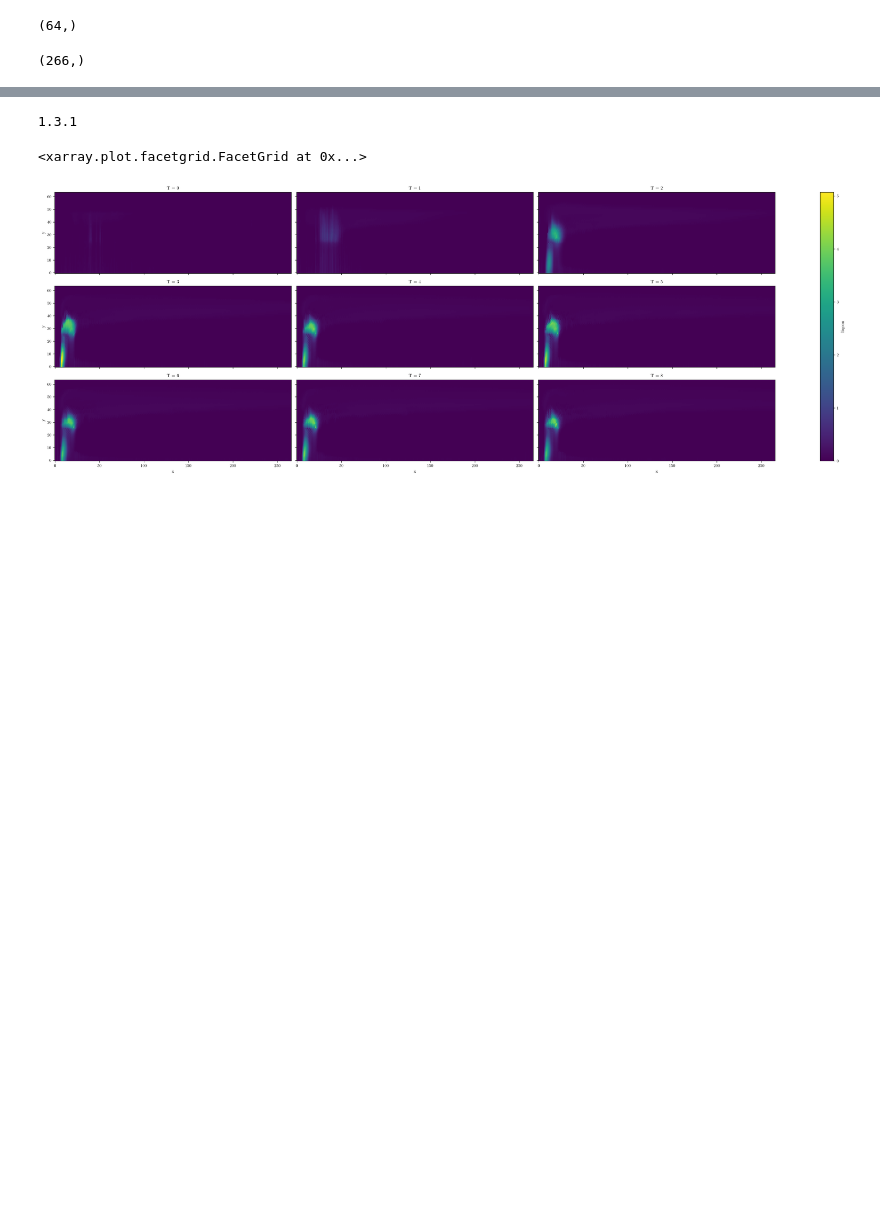
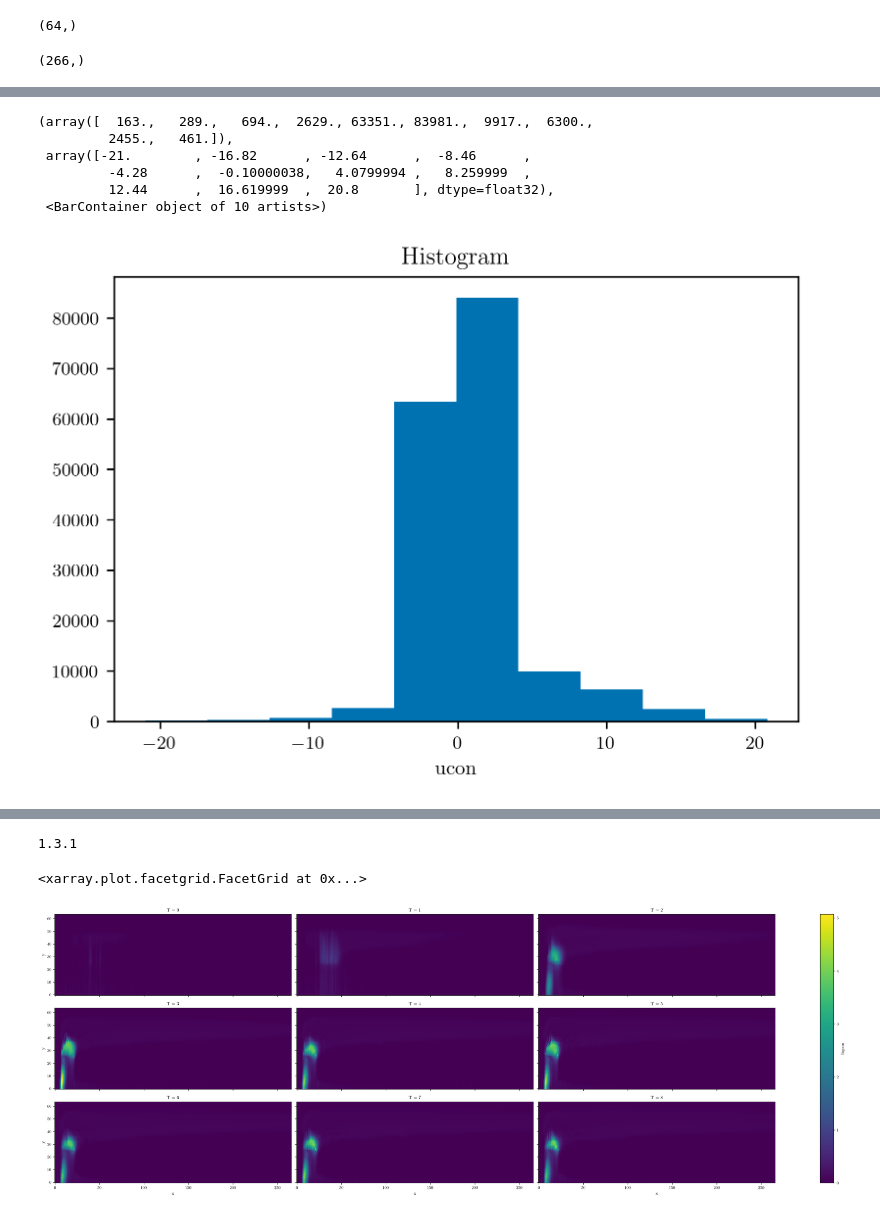
Before and after one commit to sdat2/rotunno87, a Jupyter notebook: notebooks/exploratory/sdat2-B-Read-in-Data.ipynb, the cells around one changed output, grey strips where cells are left out. Cells and saved outputs as stored; diff of their text form; code cells hidden in the pictures; blank space fills up the shorter version.

```diff
--- a/notebooks/exploratory/sdat2-B-Read-in-Data.ipynb
+++ b/notebooks/exploratory/sdat2-B-Read-in-Data.ipynb
@@ -94 +89,11 @@ Data variables:
+# %%
+ds_uv.ucon.plot()
+# %% [output]
+(array([  163.,   289.,   694.,  2629., 63351., 83981.,  9917.,  6300.,
+         2455.,   461.]),
+ array([-21.        , -16.82      , -12.64      ,  -8.46      ,
+         -4.28      ,  -0.10000038,   4.0799994 ,   8.259999  ,
+         12.44      ,  16.619999  ,  20.8       ], dtype=float32),
+ <BarContainer object of 10 artists>)
+[figure, added]
 # %%
```
Also changed, not shown: parts of 5 cells of this notebook, 2 other files.
